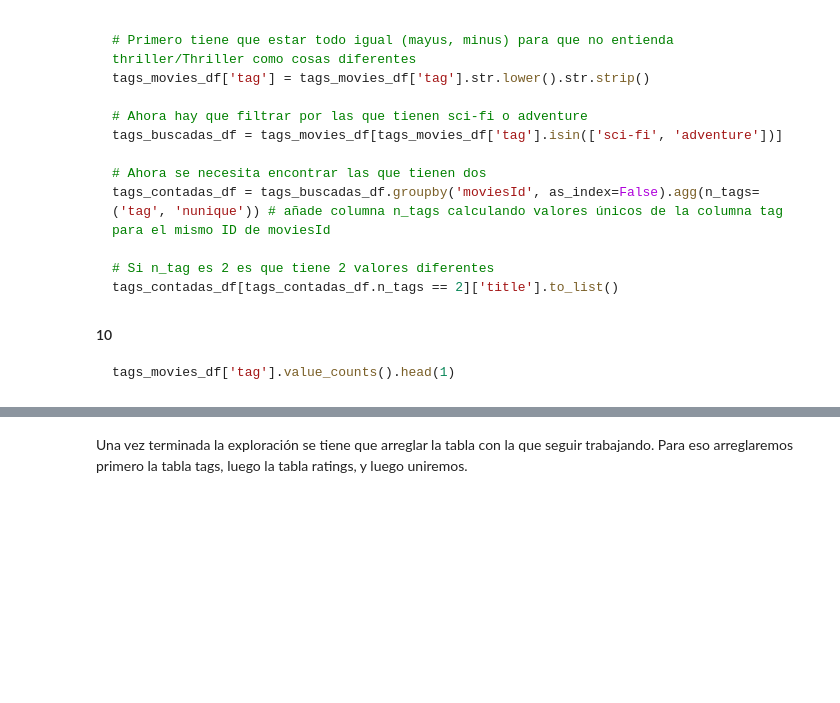
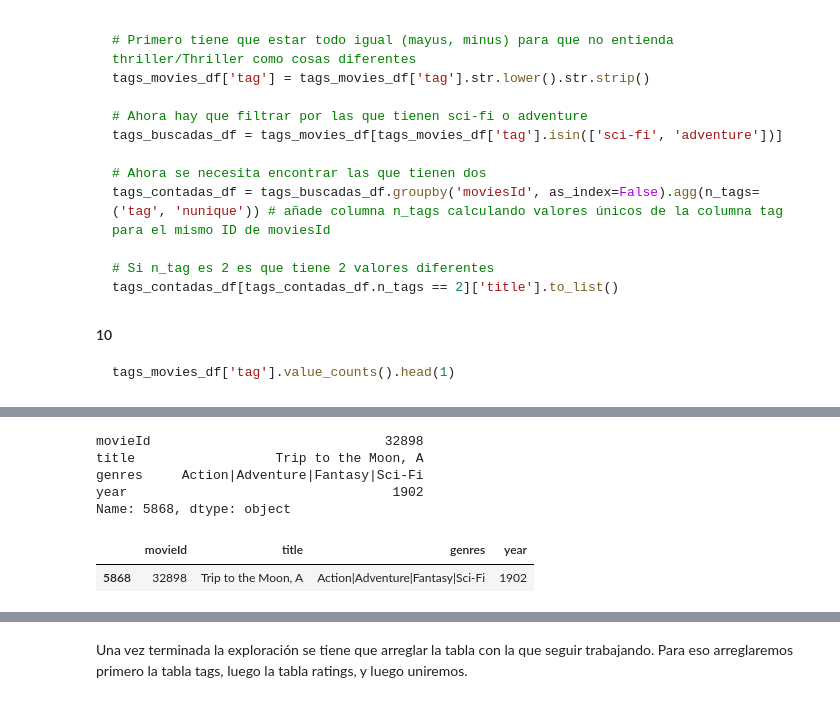
Before and after one commit to Ameisin/tc-sprint03-04-peliculas, a Jupyter notebook: Team_Challenge_sprint03_04.ipynb, the cells around one changed output, grey strips where cells are left out. Drawn from its saved outputs; the diff is of its cells as text; code cells hidden in the pictures; blank space fills up the shorter version.

```diff
--- a/Team_Challenge_sprint03_04.ipynb
+++ b/Team_Challenge_sprint03_04.ipynb
@@ -607,7 +633,15 @@ movies_df.shape[0]
 # %%
 # 2- Cuáles son las más antiguas (menor año extraído del título)
-print(movies_df.sort_values('year_from_title').iloc[0])
-movies_df[movies_df.year_from_title == movies_df.year_from_title.min()]
+print(movies_df.sort_values('year').iloc[0])
+movies_df[movies_df.year == movies_df.year.min()]
+# %% [output]
+movieId                              32898
+title                  Trip to the Moon, A
+genres     Action|Adventure|Fantasy|Sci-Fi
+year                                  1902
+Name: 5868, dtype: object
+|  | movieId | title | genres | year |
+| 5868 | 32898 | Trip to the Moon, A | Action|Adventure|Fantasy|Sci-Fi | 1902 |
 # %%
 # 3 Cuántas tiene "Dracula" en el titulo
 print(f"Cuántas películas son Dracula: {movies_df['title'].str.contains('Dracula').sum()}")
```
Also changed, not shown: parts of 14 cells of this notebook.
